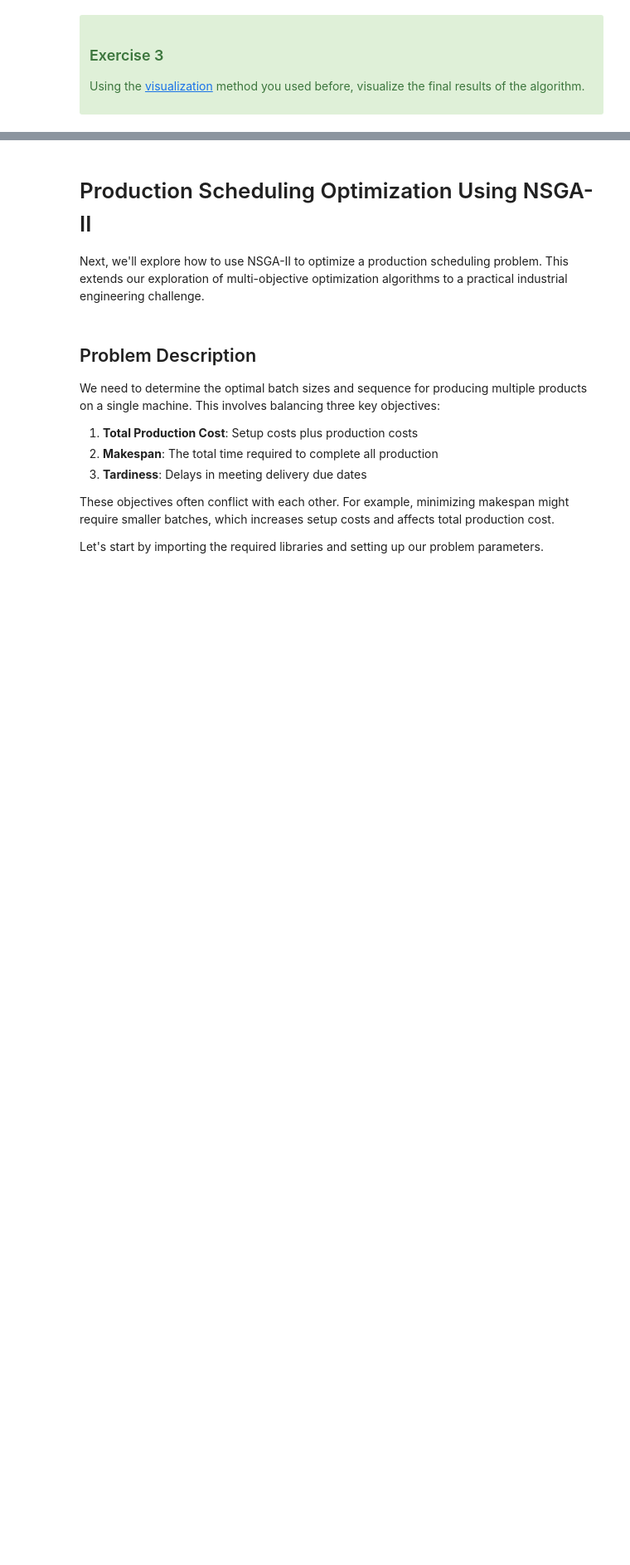
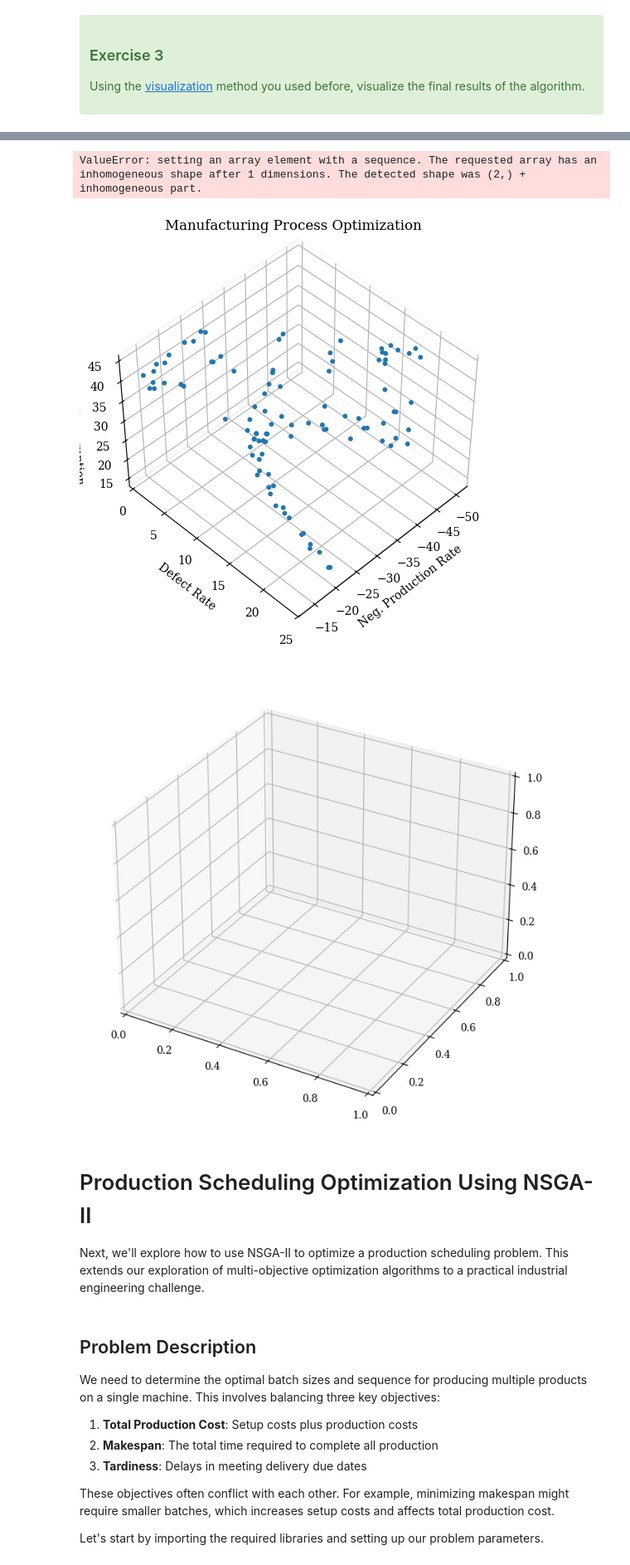
Before and after one commit to RaisingEntropy/evolutionary_computation, a Jupyter notebook: moo/NSGA_II_usecases.ipynb, the cells around one changed output, grey strips where cells are left out. Shown at 83% size. Drawn from its saved outputs; the diff is of its cells as text; code cells hidden in the pictures; blank space fills up the shorter version.

```diff
--- a/moo/NSGA_II_usecases.ipynb
+++ b/moo/NSGA_II_usecases.ipynb
@@ -400,3 +396,37 @@ Using the [visualization](http://pymoo.org/visualization/index.html) method you
+# %%
+# Plot the Pareto front
+scatter = Scatter(title="Manufacturing Process Optimization",
+                  labels=["Neg. Production Rate", "Defect Rate", "Energy Consumption"])
+scatter.add(res.F, s=10)
+scatter.show()
+
+# Create a better visualization with axis labels indicating the actual objectives
+fig = plt.figure(figsize=(10, 8))
+ax = fig.add_subplot(111, projection='3d')
+
+# Extract Pareto front points
+for name, solution in solutions.items():
+    params = solution["Parameters"]
+    obj = solution["Objectives"]
+    x = (x,params[0])  # Convert back to positive production rate
+    y = (y,params[1])   # Defect rate
+    z = (z,params[2])   # Energy consumption
+
+# Create 3D scatter plot
+scatter = ax.scatter(x, y, z, c='blue', marker='o', alpha=0.6)
+
+# Set labels and title
+ax.set_xlabel('Production Rate (units/hour)')
+ax.set_ylabel('Defect Rate (%)')
+ax.set_zlabel('Energy Consumption (kWh)')
+ax.set_title('Pareto Front for Manufacturing Process Optimization')
+
+plt.tight_layout()
+plt.show()
+# %% [output]
+ValueError: setting an array element with a sequence. The requested array has an inhomogeneous shape after 1 dimensions. The detected shape was (2,) + inhomogeneous part.
+[figure, added]
+[figure, added]
 # %% [markdown]
 # Production Scheduling Optimization Using NSGA-II
 
```
Also changed, not shown: parts of 12 cells of this notebook.
